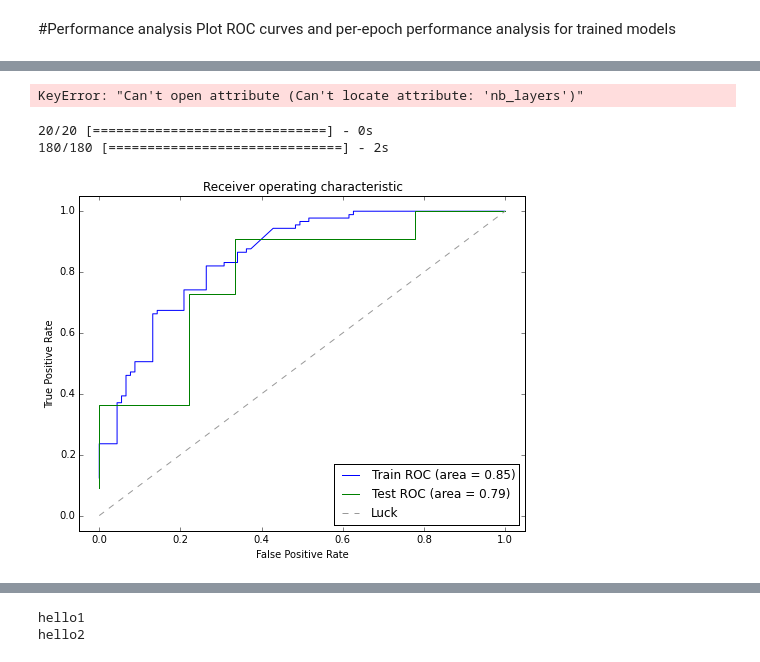
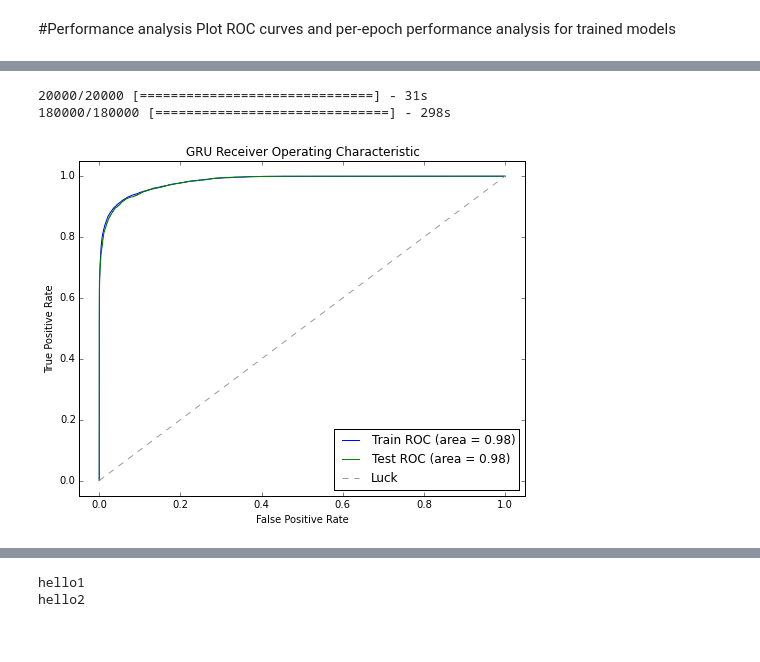
Before and after one commit to chrisprobert/deep-psp, a Jupyter notebook: keras/Analysis.ipynb, the cells around one changed output, grey strips where cells are left out. Saved outputs shown, nothing was run; the diff lists cells and outputs as text; code cells hidden in the pictures.

```diff
--- a/keras/Analysis.ipynb
+++ b/keras/Analysis.ipynb
@@ -13,6 +17,10 @@ import pickle
 # %%
-NUMEXS = 1000
-DATA_NAME = 'testing2'
+NUMEXS = 200000
+DATA_NAME = 'GRU512_200K'
+MODEL_NAME = 'GRU'
+
+# path to save figures
+fig_base_path = '/home/gene245/cprobert/deep-psp/keras/figures/' + DATA_NAME
 
 X_train, X_test, y_train, y_test = dataset.getSplitDataset(
     'transmembrane-region', num_exs=NUMEXS, bkgrd='global',
@@ -20,48 +28,47 @@ X_train, X_test, y_train, y_test = dataset.getSplitDataset(
 # %%
 input_dim = len(dataset.AAs) + 1
 
-LSTMmodel = models.simpleLSTM(input_dim)
+LSTMmodel = models.GRU512(input_dim)
 LSTMmodel.compile(loss='categorical_crossentropy', optimizer='adagrad')
 # %%
 weights_path = '/home/gene245/cprobert/deep-psp/keras/output/' + DATA_NAME + '_model_weights.hdf5'
-LSTMmodel.load_weights(weights_path + weights_file)
+LSTMmodel.load_weights(weights_path)
-# %% [output]
-KeyError: "Can't open attribute (Can't locate attribute: 'nb_layers')"
 # %%
 test_preds = LSTMmodel.predict(X_test)
 train_preds = LSTMmodel.predict(X_train)
 # %% [output]
-20/20 [==============================] - 0s
-180/180 [==============================] - 2s
+20000/20000 [==============================] - 31s
+180000/180000 [==============================] - 298s
 # %%
-plt.figure(figsize=(8, 6))
+plt.figure(figsize=(8, 6), dpi=500)
 
 # Plot the train ROC curve
 train_labels_1 = y_train[:,1]
 train_preds_1 = train_preds[:,1]
 fpr, tpr, thresholds = roc_curve(train_labels_1, train_preds_1)
 roc_auc = auc(fpr, tpr)
 plt.plot(fpr, tpr, lw=1, label='Train ROC (area = %0.2f)' % (roc_auc))
 
 # Plot the test ROC curve
 test_labels_1 = y_test[:,1]
 test_preds_1 = test_preds[:,1]
 fpr, tpr, thresholds = roc_curve(test_labels_1, test_preds_1)
 roc_auc = auc(fpr, tpr)
 plt.plot(fpr, tpr, lw=1, label='Test ROC (area = %0.2f)' % (roc_auc))
 
 # Plot the 'luck' line
 plt.plot([0, 1], [0, 1], '--', color=(0.6, 0.6, 0.6), label='Luck')
 
 # Set axis dimensions
 plt.xlim([-0.05, 1.05])
 plt.ylim([-0.05, 1.05])
 plt.xlabel('False Positive Rate')
 plt.ylabel('True Positive Rate')
-plt.title('Receiver operating characteristic')
+plt.title(MODEL_NAME + ' Receiver Operating Characteristic')
 plt.legend(loc="lower right")
+plt.savefig(fig_base_path + '_roc.png')
 plt.show()
 # %% [output]
-[figure, old version]
+[figure, new version]
 # %%
 output_path = '/home/gene245/cprobert/deep-psp/keras/output/'
```
Also changed, not shown: parts of 4 cells of this notebook, 3 other files.
